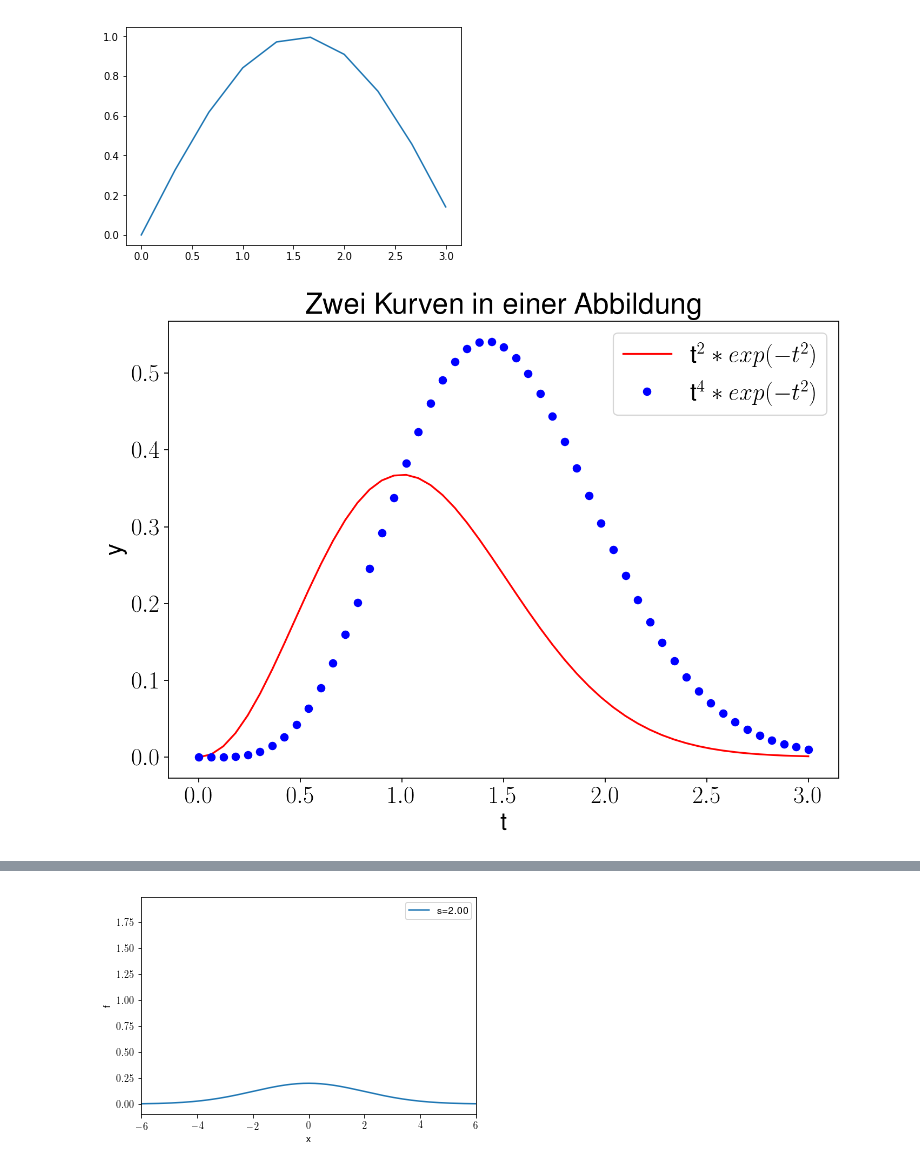
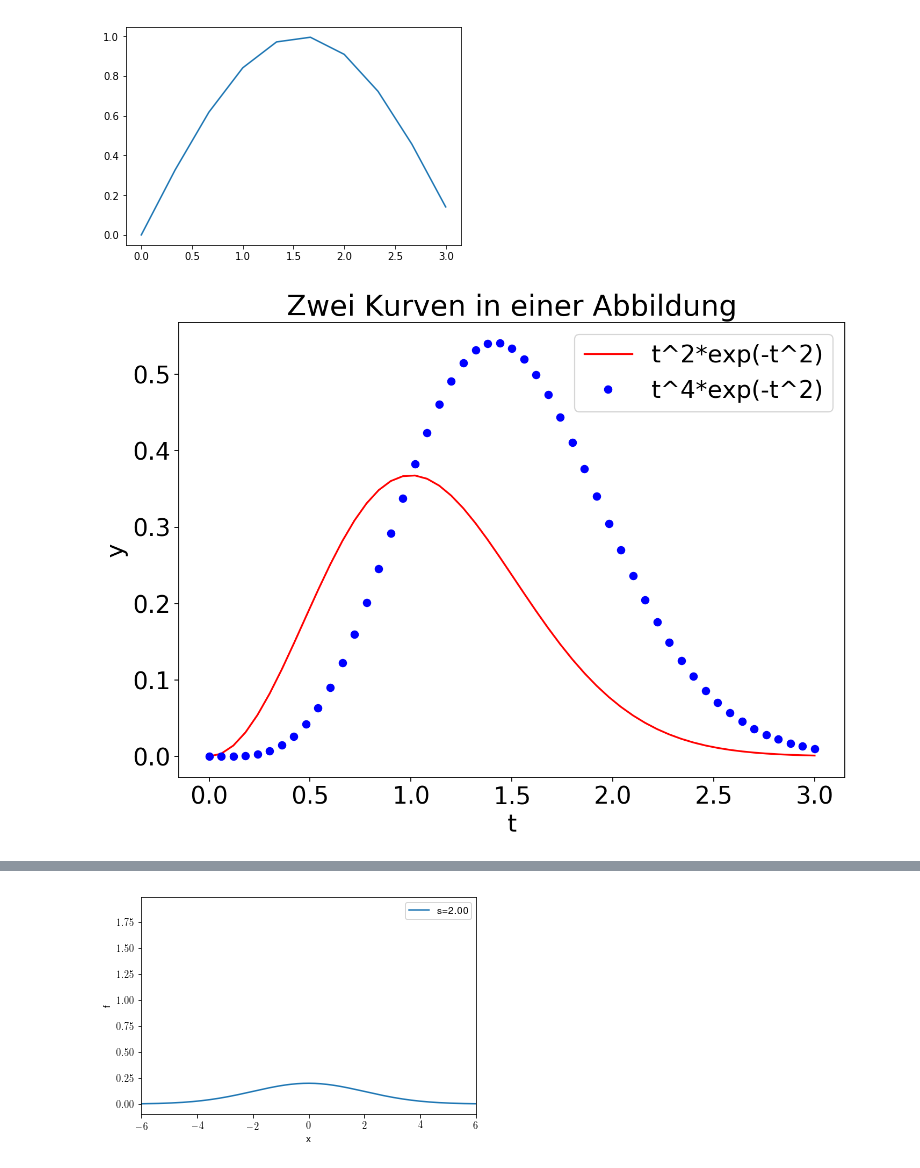
Before and after one commit to mgje/PIUMP, a Jupyter notebook: wr2018/Kapitel_4_Array_Plots.ipynb, the cells around one changed output, grey strips where cells are left out. Drawn from its saved outputs; the diff is of its cells as text; code cells hidden in the pictures.

```diff
--- a/wr2018/Kapitel_4_Array_Plots.ipynb
+++ b/wr2018/Kapitel_4_Array_Plots.ipynb
@@ -57,35 +57,36 @@ show()
 # %%
 %matplotlib inline
 import matplotlib as mpl
 from matplotlib.pyplot import *
 import numpy as np
 
 # Plot Einstellungen
+mpl.rc('text', usetex=False)
 mpl.rc('font',**{'family':'sans-serif','sans-serif':['Helvetica'],'size' : '20'})
 mpl.rc('figure',**{'dpi':160})
 #mpl.rc('font',**{'family':'serif','serif':['Palatino']})
-mpl.rc('text', usetex=True)
+
 
 #Funktion
 def f1(t):
      return t**2*np.exp(-t**2)  #Vektor Funktion exp() verwenden
 def f2(t):
      return t**2*f1(t)
 
 t = np.linspace(0, 3, 51)
 y1 = f1(t)
 y2 = f2(t)
 
 figure(1, figsize = (10, 7))
 plot(t, y1, 'r-')
 plot(t, y2, 'bo')
 xlabel('t')
 ylabel('y')
 legend(['t^2*exp(-t^2)', 't^4*exp(-t^2)'])
 title('Zwei Kurven in einer Abbildung',fontsize = 24)
 show()
 # %% [output]
-[figure, old version]
+[figure, new version]
 # %%
 %matplotlib inline
 import matplotlib as mpl
```
Also changed, not shown: parts of 6 cells of this notebook.
